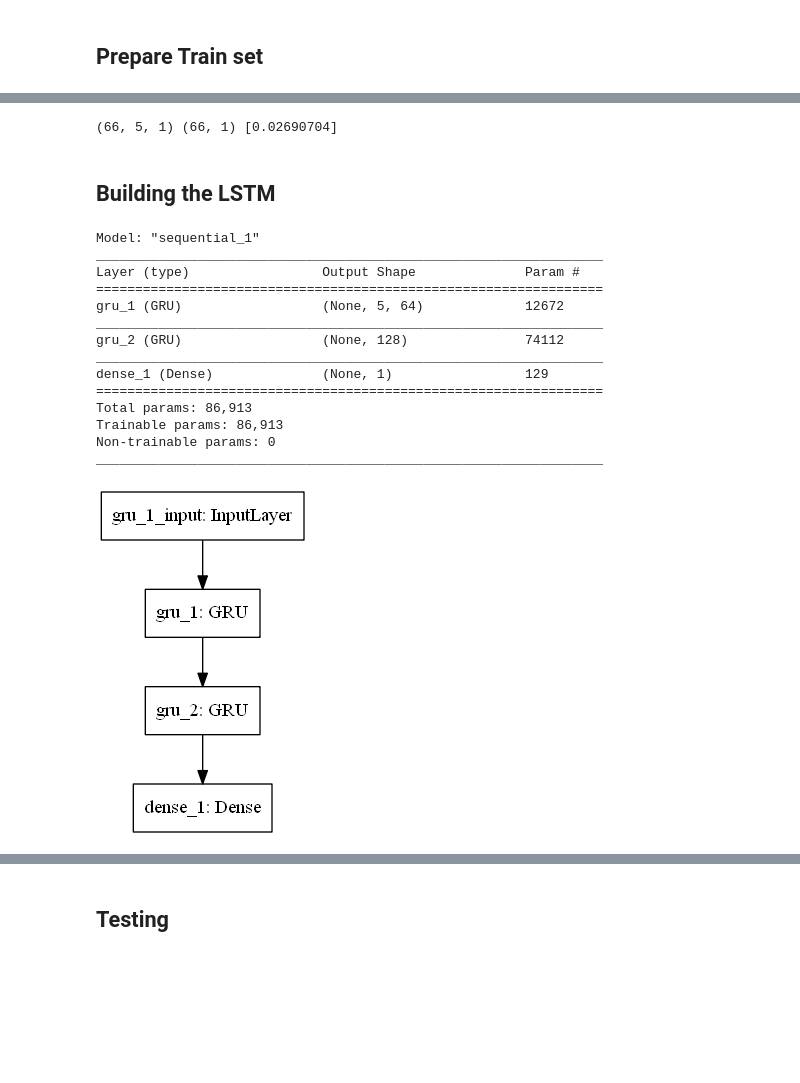
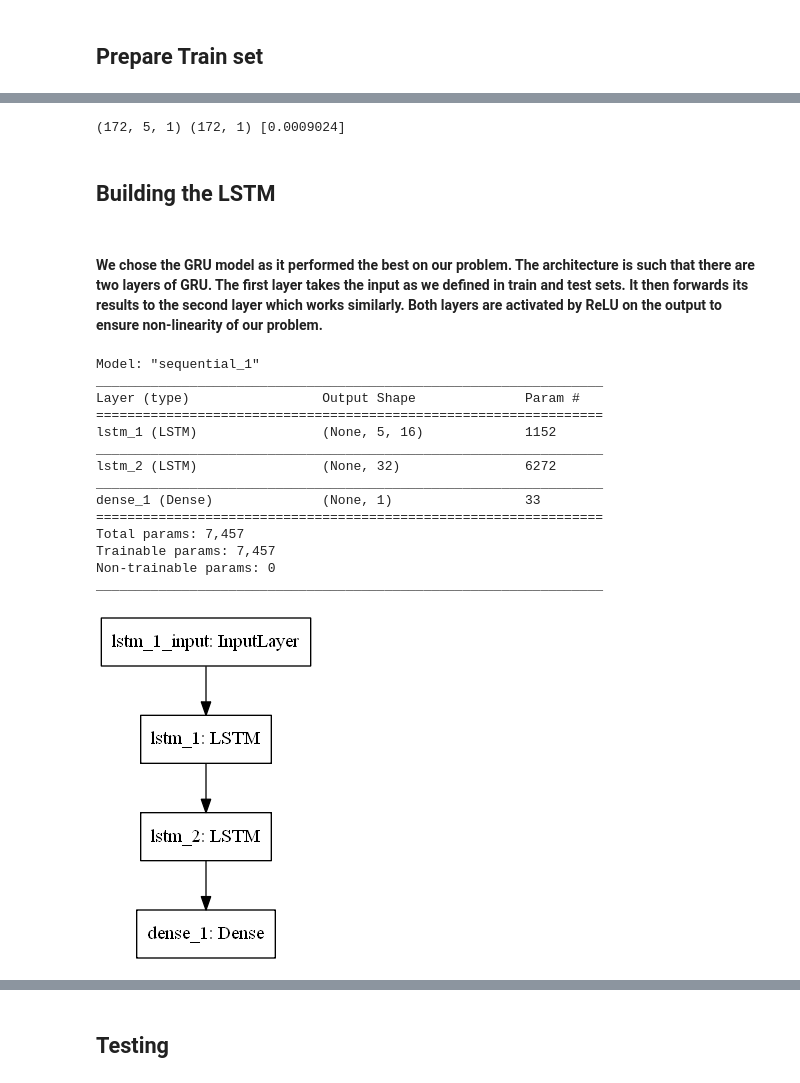
Before and after one commit to md03475/Deep-PSX-Kaavish, a Jupyter notebook: LSTM.ipynb, the cells around one changed output, grey strips where cells are left out. Saved outputs shown, nothing was run; the diff lists cells and outputs as text; code cells hidden in the pictures; blank space fills up the shorter version.

```diff
--- a/LSTM.ipynb
+++ b/LSTM.ipynb
@@ -25,5 +27,5 @@ Using TensorFlow backend.
 # %%
-abl = pd.read_csv('ABL PA Equity.csv')
+abl = pd.read_csv('INDU PA Equity.csv')
 abl.tail()
 # %% [output]
 |  | Date | Open | High | Low | Close | Volume |
@@ -46,25 +56,25 @@ plt.show()
 # %%
-def test_train_split(df):
+def test_train_split(df, column):
 
-    open_prices = df['Open'] #We choose to predict the open price
+    prices = df[column] #We choose to predict the price of the given column
 
     # 80-20 split into Train-Test
 
-    train_data = open_prices[:int(len(open_prices)*0.8)]
-    val_data = open_prices[int(len(open_prices)*0.8):int(len(open_prices)*0.9)]
-    test_data = open_prices[int(len(open_prices)*0.9):]
+    train_data = prices[:int(len(prices)*0.7)]
+    test_data = prices[int(len(prices)*0.7):int(len(prices)*0.8)]
+    val_data = prices[int(len(prices)*0.8):]
 
     #Convert to ndarray
 
     train_data = np.asarray(train_data)
+    test_data = np.asarray(test_data)
     val_data = np.asarray(val_data)
-    test_data = np.asarray(test_data)
 
     #Transform data
 
     train_data = train_data.reshape(-1, 1)
+    test_data = test_data.reshape(-1, 1)
     val_data = val_data.reshape(-1, 1)
-    test_data = test_data.reshape(-1, 1)
 
 
     print(train_data.shape[0])
@@ -74,5 +84,5 @@ def test_train_split(df):
 
     return train_data, test_data, val_data
 
-train_data, test_data, val_data = test_train_split(abl)
+train_data, test_data, val_data = test_train_split(abl, 'Open')
 # %% [output]
@@ -110,5 +130,5 @@ We can see scaling our data does not change the distribution
 # %%
-def train_prep(train_data, days, previous):
+def train_prep(train_data, window):
 
     scaler = MinMaxScaler((0, 1))
     scaled_train_data = scaler.fit_transform(train_data)
@@ -116,10 +136,10 @@ def train_prep(train_data, days, previous):
     x_train = [] #Features
     y_train = [] #Labels
 
-    for i in range(previous, scaled_train_data.shape[0], previous+1): #Make windows of 60 days for training until last day
+    for i in range(window, scaled_train_data.shape[0], window+1): #Make windows of 60 days for training until last day
 
-        x_train.append(scaled_train_data[i-previous:i]) #n day window to look back
-        y_train.append(scaled_train_data[i:i+days, 0]) #predict for specified days
+        x_train.append(scaled_train_data[i-window:i]) #n day window to look back
+        y_train.append(scaled_train_data[i:i+1, 0]) #predict for specified days
 
     x_train = np.array(x_train)
     y_train = np.array(y_train)
@@ -128,5 +148,5 @@ def train_prep(train_data, days, previous):
 
     return x_train, y_train, scaler.scale_
 
-x_train, y_train, scale_train = train_prep(train_data, 1, 5)
+x_train, y_train, scale_train = train_prep(train_data, 5)
 # %% [output]
@@ -159,16 +181,16 @@ x_test, y_test, test_scale = test_prep(test_data, train_data, 1, 5)
 # %%
-def val_prep(val_data, test_data, days, previous):
+def val_prep(val_data, test_data, window):
 
     scaler = MinMaxScaler((0, 1))
-    val_data = np.concatenate((test_data[:previous], val_data), axis = 0) #Add last previous observations of train data to test
+    val_data = np.concatenate((test_data[:window], val_data), axis = 0) #Add last previous observations of train data to test
     scaled_val_data = scaler.fit_transform(val_data)
 
     x_val = []
     y_val = []
 
-    for i in range(previous, val_data.shape[0], previous+1):
-        x_val.append(scaled_val_data[i-previous:i])
-        y_val.append(scaled_val_data[i:i+days, 0])
+    for i in range(window, val_data.shape[0], window+1):
+        x_val.append(scaled_val_data[i-window:i])
+        y_val.append(scaled_val_data[i:i+1, 0])
 
     x_val = np.array(x_val)
     y_val = np.array(y_val)
@@ -176,38 +198,44 @@ def val_prep(val_data, test_data, days, previous):
     print(x_val.shape, y_val.shape, scaler.scale_)
     return x_val, y_val, scaler.scale_
 
-x_val, y_val, val_scale = val_prep(val_data, test_data, 1, 5)
+x_val, y_val, val_scale = val_prep(val_data, test_data, 5)
 # %% [output]
-(66, 5, 1) (66, 1) [0.02690704]
+(172, 5, 1) (172, 1) [0.0009024]
 # %% [markdown]
 ## Building the LSTM
+# %% [markdown]
+#### We chose the GRU model as it performed the best on our problem. The architecture is such that there are two layers of GRU. The first layer takes the input as we defined in train and test sets. It then forwards its results to the second layer which works similarly. Both layers are activated by ReLU on the output to ensure non-linearity of our problem.
 # %%
-model = Sequential()
+def create_model(x_train, units_1, units_2):
 
-model.add(GRU(units = 64, activation = 'relu', return_sequences = True, input_shape = (x_train.shape[1], x_train.shape[2])))
-#model.add(Dropout(0.2))
+    model = Sequential()
 
-model.add(GRU(units = 128, activation = 'relu'))
-#model.add(Dropout(0.2))
+    model.add(LSTM(units = units_1, activation = 'relu', return_sequences = True, input_shape = (x_train.shape[1], x_train.shape[2])))
 
-model.add(Dense(units = 1))
+    model.add(LSTM(units = units_2, activation = 'relu'))
+
+    model.add(Dense(units = 1))
+
+    return model
+
+model = create_model(x_train, 16, 32)
 
 model.summary()
 
 plot_model(model, to_file='model.png')
 # %% [output]
 Model: "sequential_1"
 _________________________________________________________________
 Layer (type)                 Output Shape              Param #
 =================================================================
-gru_1 (GRU)                  (None, 5, 64)             12672
+lstm_1 (LSTM)                (None, 5, 16)             1152
 _________________________________________________________________
-gru_2 (GRU)                  (None, 128)               74112
+lstm_2 (LSTM)                (None, 32)                6272
 _________________________________________________________________
-dense_1 (Dense)              (None, 1)                 129
+dense_1 (Dense)              (None, 1)                 33
 =================================================================
-Total params: 86,913
-Trainable params: 86,913
+Total params: 7,457
+Trainable params: 7,457
 Non-trainable params: 0
 _________________________________________________________________
-[figure, old version]
+[figure, new version]
```
Also changed, not shown: parts of 26 cells of this notebook.
